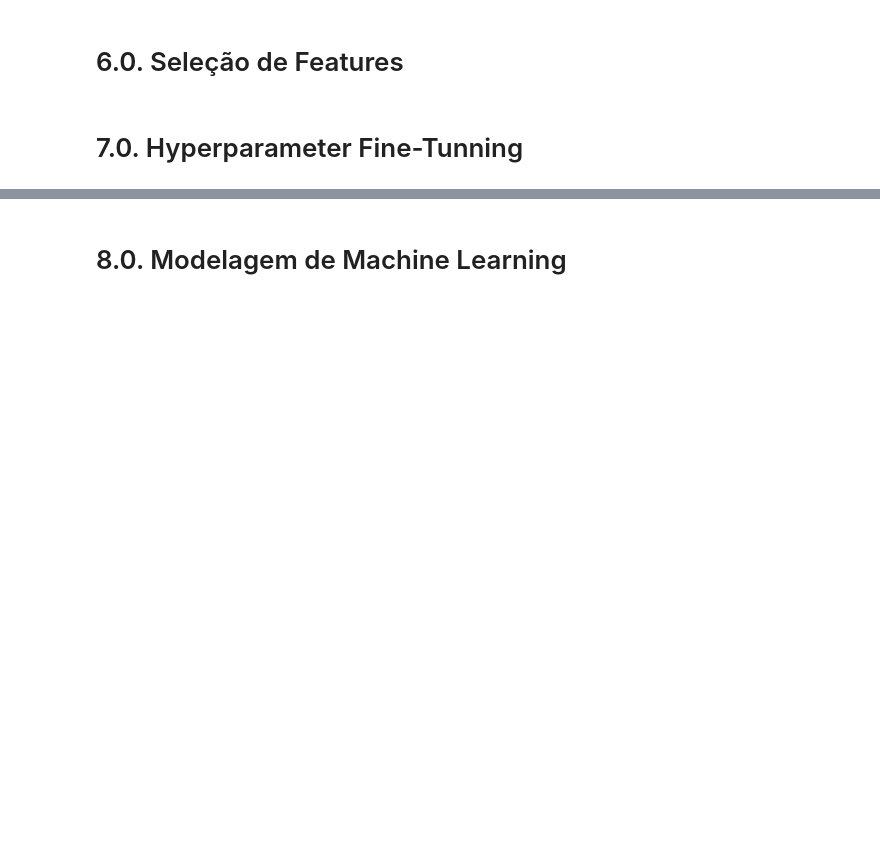
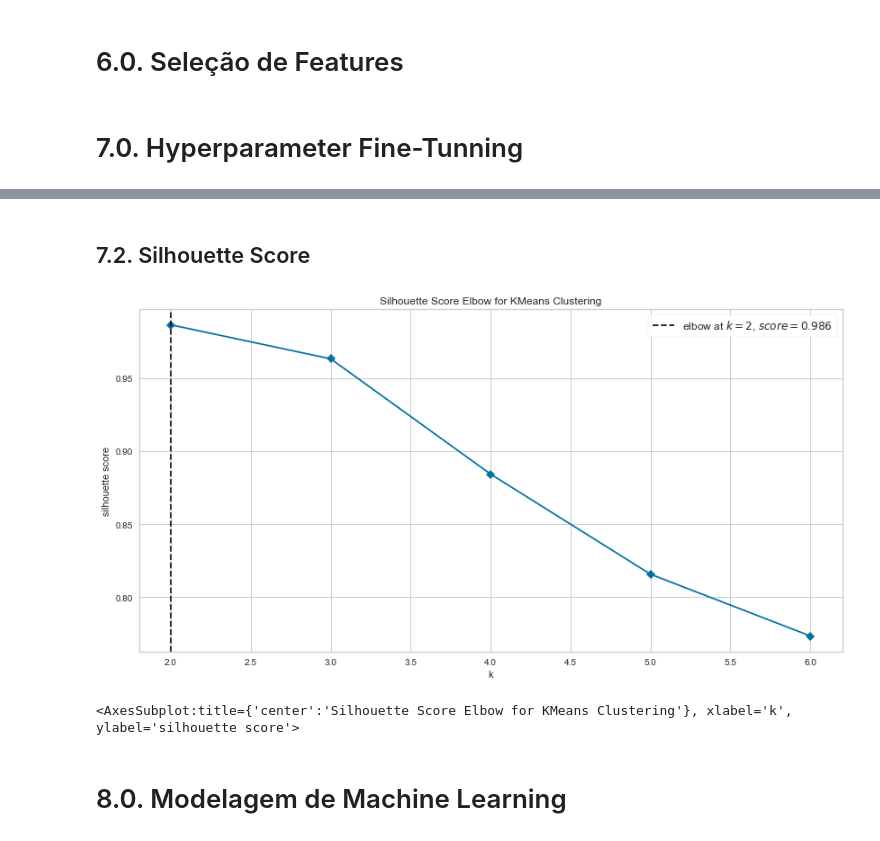
Before and after one commit to laurivansareta/insiders_clustering, a Jupyter notebook: notebooks/v1.0-ls-insiders_clustering.ipynb, the cells around one changed output, grey strips where cells are left out. Cells and saved outputs as stored; diff of their text form; code cells hidden in the pictures; blank space fills up the shorter version.

Commit message:
- Hyperparameter Fine-Tunning, implementado o WSS e Silhouette Score

```diff
--- a/notebooks/v1.0-ls-insiders_clustering.ipynb
+++ b/notebooks/v1.0-ls-insiders_clustering.ipynb
@@ -301,3 +339,13 @@ df_ref.head()
+# %% [markdown]
+## 7.2. Silhouette Score
+# %%
+plt.figure(figsize=(14,7))
+kmeans = KElbowVisualizer( c.KMeans(), k=clusters, metric='silhouette', timings=False)
+kmeans.fit( X )
+kmeans.show()
+# %% [output]
+[figure, added]
+<AxesSubplot:title={'center':'Silhouette Score Elbow for KMeans Clustering'}, xlabel='k', ylabel='silhouette score'>
 # %% [markdown]
 # 8.0. Modelagem de Machine Learning
 # %% [markdown]
```
Also changed, not shown: parts of 45 cells of this notebook.
